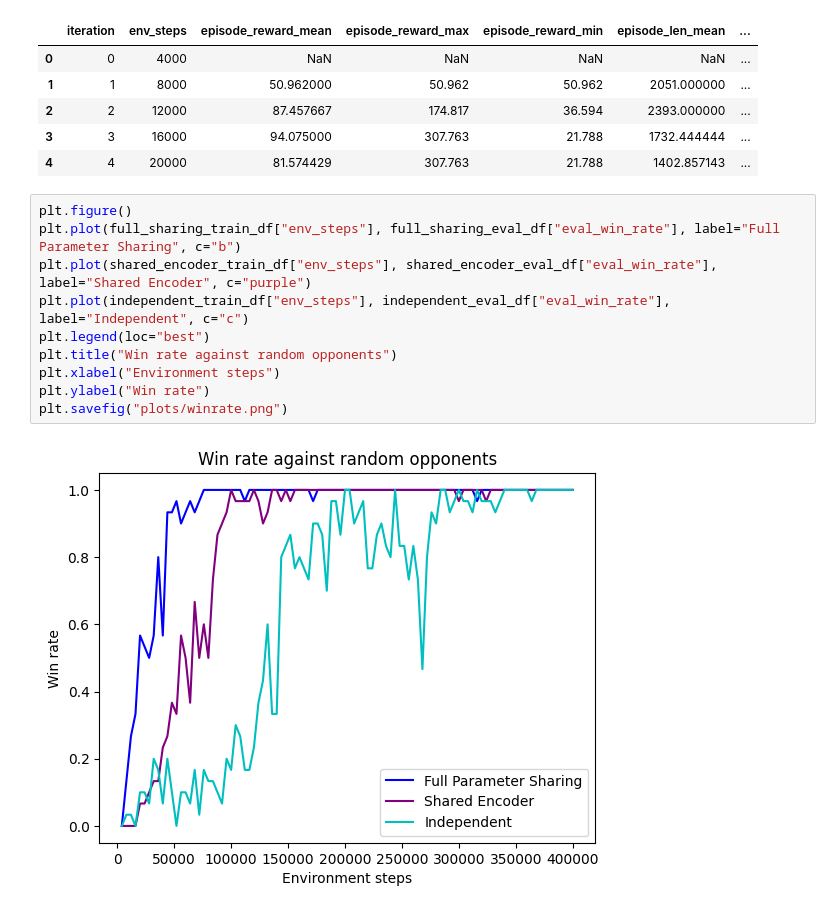
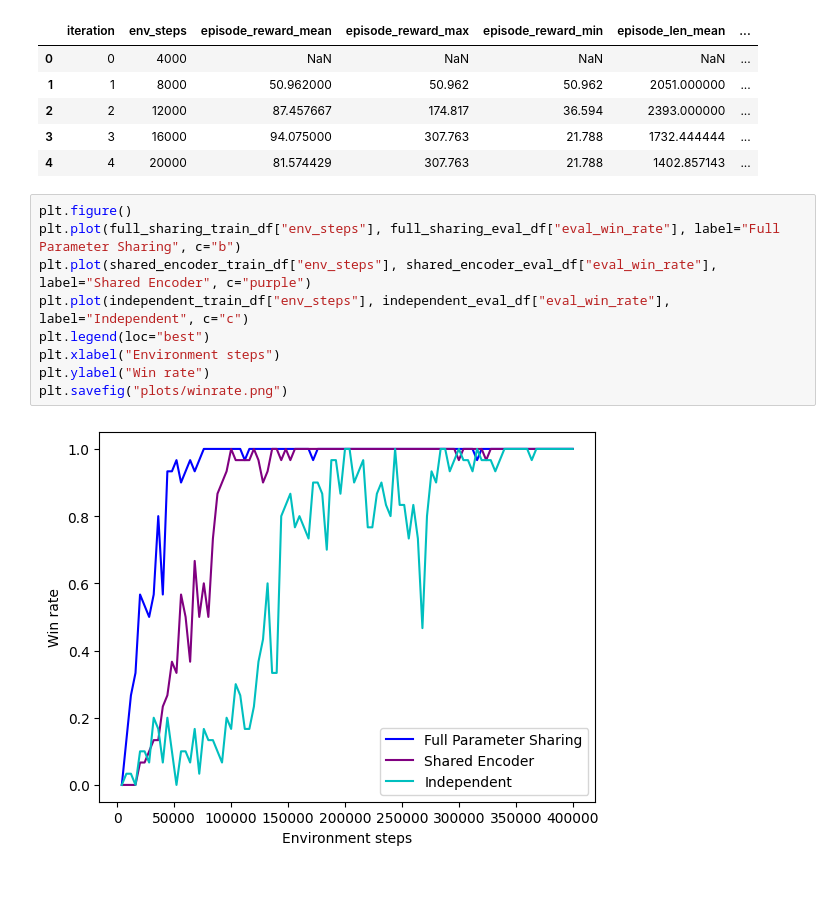
Before and after one commit to noahadhikari/pettingzoo-chinese-checkers, a Jupyter notebook: analysis/plots.ipynb, the cells around one changed output. Cells and saved outputs as stored; diff of their text form; blank space fills up the shorter version.

```diff
--- a/analysis/plots.ipynb
+++ b/analysis/plots.ipynb
@@ -30,15 +30,14 @@ full_sharing_train_df.head()
 # %%
 plt.figure()
 plt.plot(full_sharing_train_df["env_steps"], full_sharing_eval_df["eval_win_rate"], label="Full Parameter Sharing", c="b")
 plt.plot(shared_encoder_train_df["env_steps"], shared_encoder_eval_df["eval_win_rate"], label="Shared Encoder", c="purple")
 plt.plot(independent_train_df["env_steps"], independent_eval_df["eval_win_rate"], label="Independent", c="c")
 plt.legend(loc="best")
-plt.title("Win rate against random opponents")
 plt.xlabel("Environment steps")
 plt.ylabel("Win rate")
 plt.savefig("plots/winrate.png")
 # %% [output]
-[figure, old version]
+[figure, new version]
 # %%
 plt.figure()
 plt.plot(full_sharing_train_df["env_steps"], full_sharing_eval_df["eval_average_iters"], label="Full Parameter Sharing", c="b")
```
Also changed, not shown: parts of 1 cell of this notebook, 2 other files.
